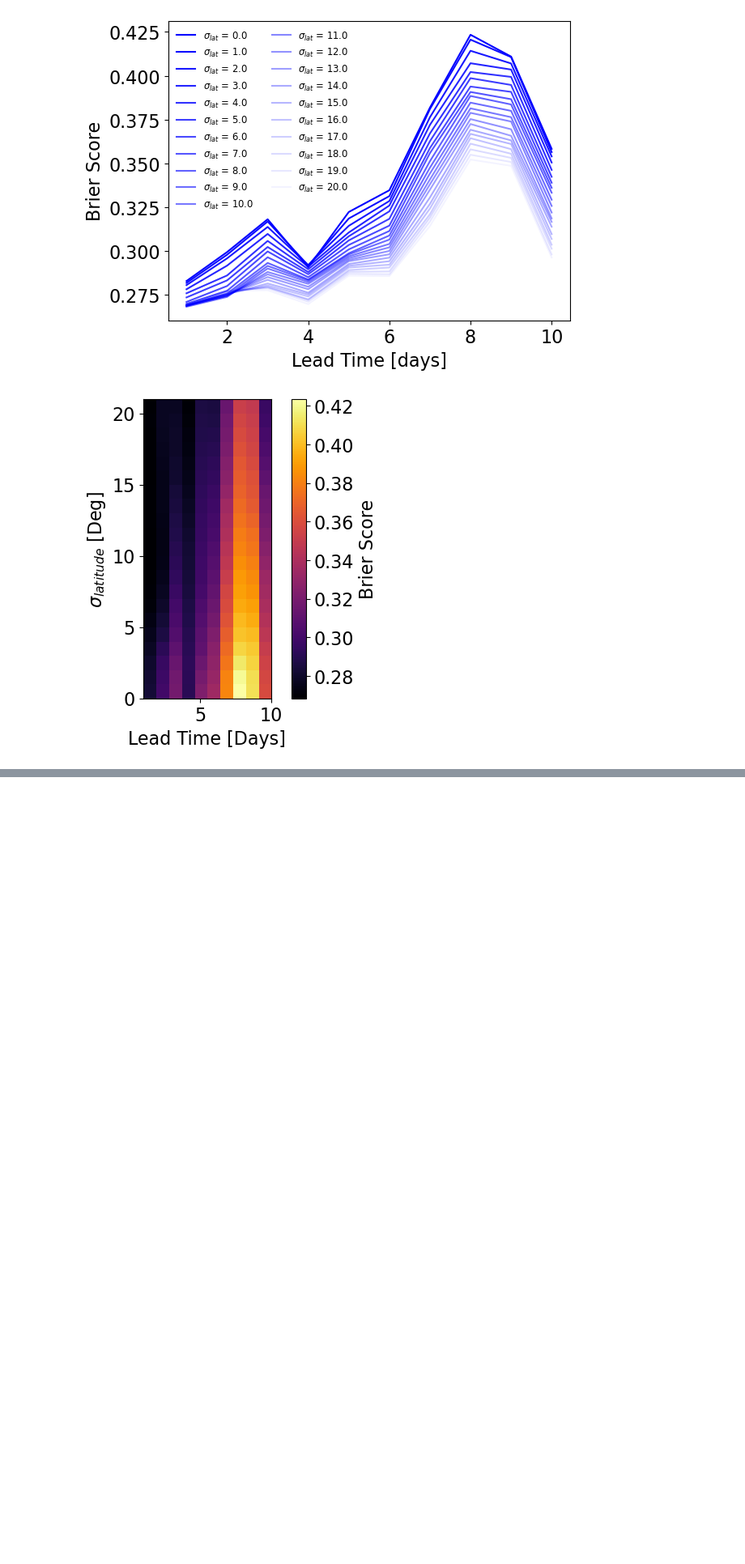
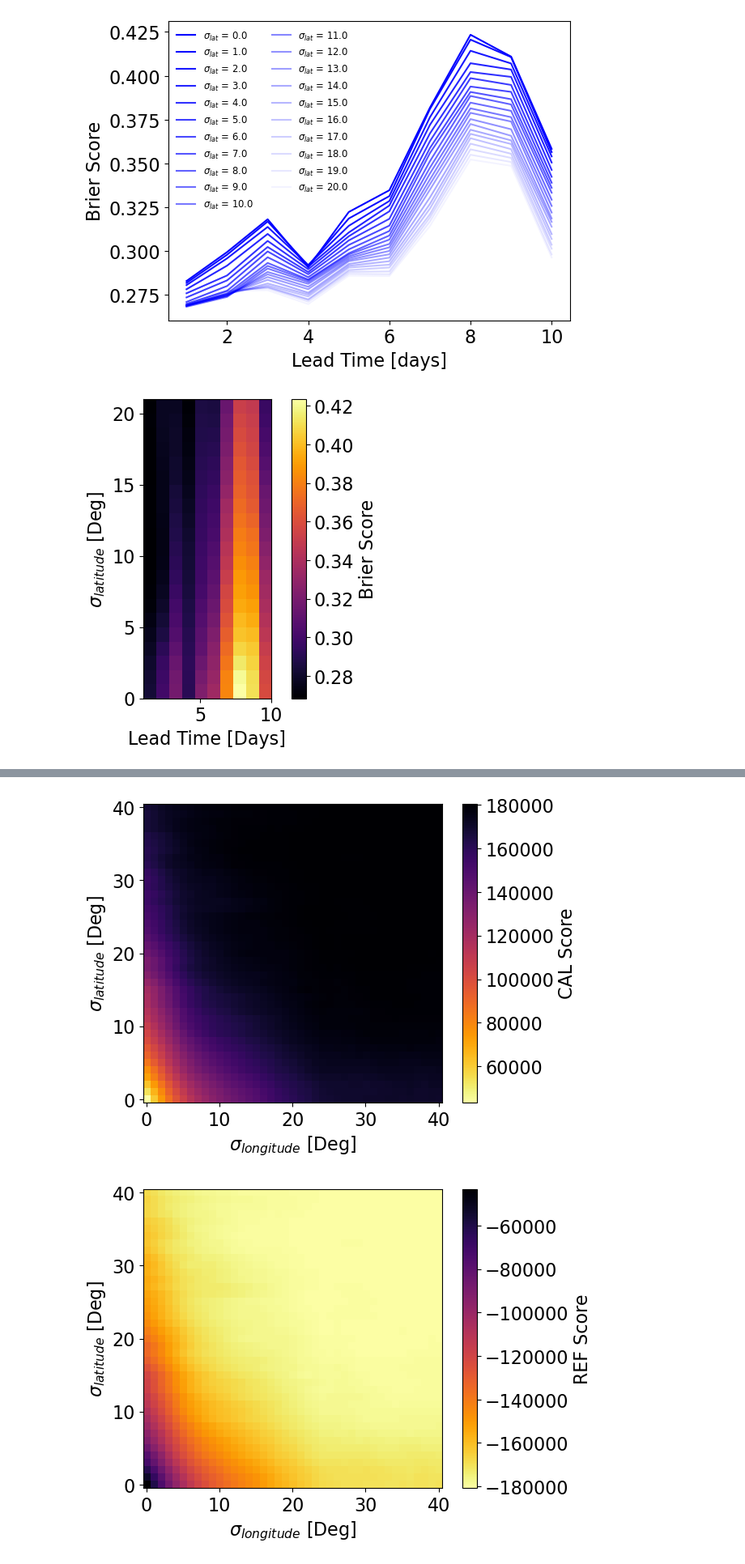
Before and after one commit to NathanielInatimi/WSA_calibration, a Jupyter notebook: code/WSA_calibration.ipynb, the cells around one changed output, grey strips where cells are left out. Shown at 81% size. Drawn from its saved outputs; the diff is of its cells as text; code cells hidden in the pictures; blank space fills up the shorter version.

```diff
--- a/code/WSA_calibration.ipynb
+++ b/code/WSA_calibration.ipynb
@@ -636,0 +740,24 @@ plt.show()
+# %%
+plt.imshow(np.array(CAL_arr).T, cmap = 'inferno_r', origin = 'lower')#, vmax = 0.33, vmin = 0.25)
+plt.xlabel(r'$\sigma_{longitude}$ [Deg]')
+plt.ylabel(r'$\sigma_{latitude}$ [Deg]')
+#plt.yticks(np.linspace(0,20,6))
+plt.colorbar(label = 'CAL Score')
+plt.show()
+
+plt.imshow(np.array(REF_arr).T, cmap = 'inferno_r', origin = 'lower')#, vmax = 0.33, vmin = 0.25)
+plt.xlabel(r'$\sigma_{longitude}$ [Deg]')
+plt.ylabel(r'$\sigma_{latitude}$ [Deg]')
+#plt.yticks(np.linspace(0,20,6))
+plt.colorbar(label = 'REF Score')
+plt.show()
+
+plt.imshow(np.array(CAL_arr).T+np.array(REF_arr).T, cmap = 'inferno_r', origin = 'lower')#, vmax = 0.33, vmin = 0.25)
+plt.xlabel(r'$\sigma_{longitude}$ [Deg]')
+plt.ylabel(r'$\sigma_{latitude}$ [Deg]')
+#plt.yticks(np.linspace(0,20,6))
+plt.colorbar(label = 'REF Score')
+plt.show()
+# %% [output]
+[figure, added]
+[figure, added]
```
Also changed, not shown: parts of 10 cells of this notebook, 4 other files.
